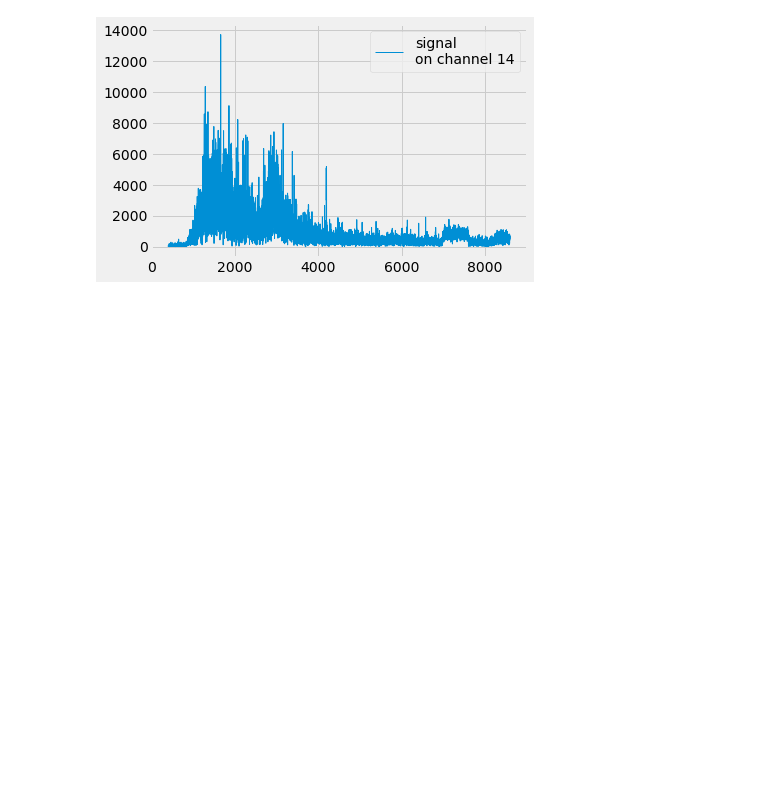
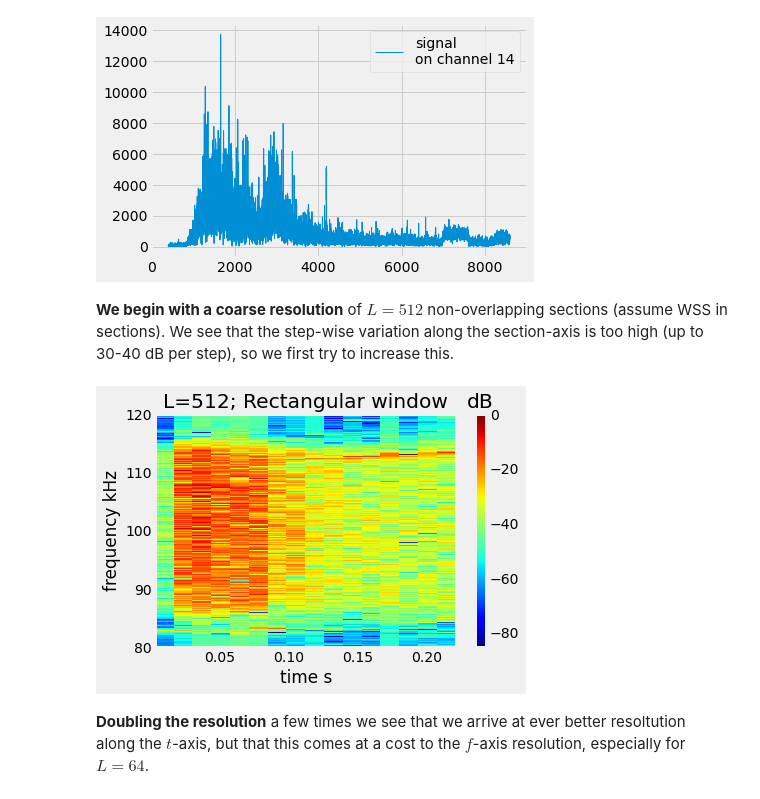
Before and after one commit to fonstelien/INF4480, a Jupyter notebook: project3/project3.ipynb, the cells around one changed output. Cells and saved outputs as stored; diff of their text form; code cells hidden in the pictures; blank space fills up the shorter version.

```diff
--- a/project3/project3.ipynb
+++ b/project3/project3.ipynb
@@ -764,3 +770,28 @@ plt.legend()
 # %% [output]
 <matplotlib.legend.Legend at 0x...>
 [figure]
+# %% [markdown]
+**We begin with a coarse resolution** of $L=512$ non-overlapping sections (assume WSS in sections). We see that the step-wise variation along the section-axis is too high (up to 30-40 dB per step), so we first try to increase this.
+# %%
+L = 512
+zero_pad = 0
+Pxx = spectrogram(x, L, D=L, fperiodogram=periodogram, fargs={'zero_pad':zero_pad, 'wname':'rectangular'})
+Pxx = Pxx/Pxx.max()
+# %%
+t0 = M/fs
+t1 = (M+N)/fs
+t = np.linspace(t0, t1, Pxx.shape[0])
+f = np.linspace(*frng, Pxx.shape[1])
+mg = np.meshgrid(t,f)
+
+plt.title('L=512; Rectangular window')
+plt.pcolormesh(*mg, 10*np.log10(Pxx.T), shading='auto', cmap='jet')
+cbar = plt.colorbar()
+cbar.ax.set_title('dB')
+plt.xlabel('time s')
+plt.ylabel('frequency kHz')
+plt.show()
+# %% [output]
+[figure, added]
+# %% [markdown]
+**Doubling the resolution** a few times we see that we arrive at ever better resoltution along the $t$-axis, but that this comes at a cost to the $f$-axis resolution, especially for $L=64$.
```
Also changed, not shown: parts of 26 cells of this notebook.
